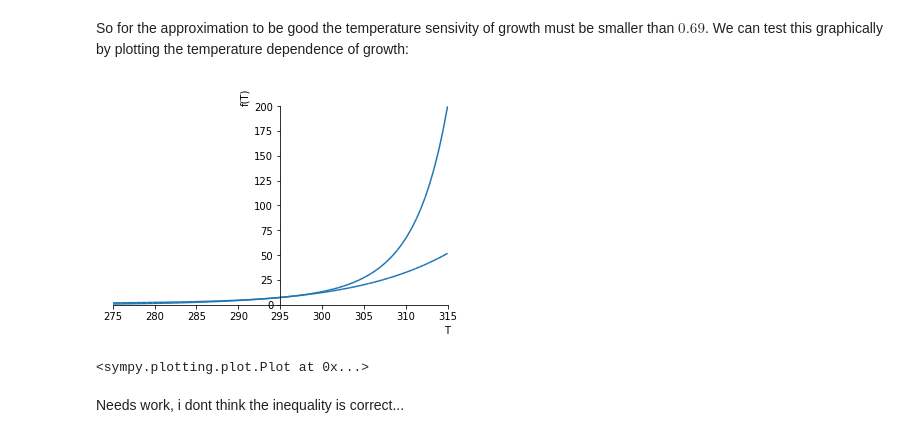
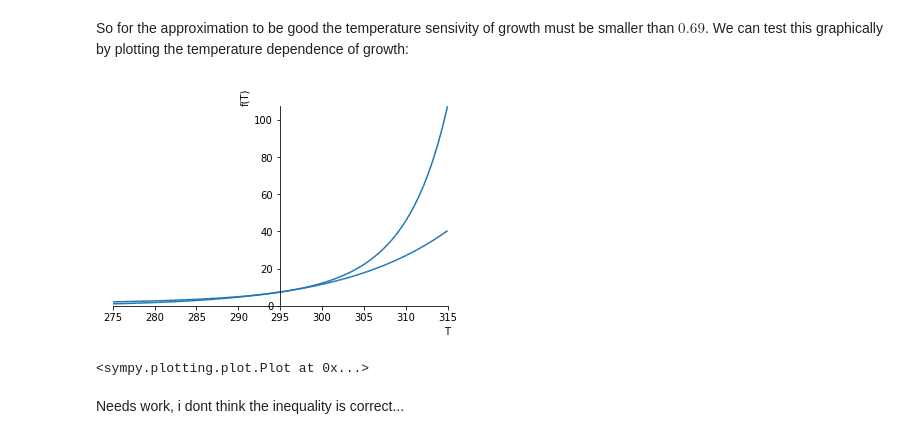
Before and after one commit to CleggTom/Bacteria_EcoFunc, a Jupyter notebook: code/notebooks/models.ipynb, the cells around one changed output. Cells and saved outputs as stored; diff of their text form; code cells hidden in the pictures.

```diff
--- a/code/notebooks/models.ipynb
+++ b/code/notebooks/models.ipynb
@@ -109,12 +262,12 @@ So for the approximation to be good the temperature sensivity of growth must be
 # %%
 T = var("T")
 
-real_growth =        grow.subs({C_0:1,r_0:1,t:2,T_r:1/(k*T),T_ra:1/(k*295),E_r:0.39})
-appr_growth = approx_grow.subs({C_0:1,r_0:1,t:2,T_r:1/(k*T),T_ra:1/(k*295),E_r:0.39})
+real_growth =        grow.subs({C_0:1,r_0:1,t:2,T_r:1/(k*T),T_ra:1/(k*295),E_r:0.34})
+appr_growth = approx_grow.subs({C_0:1,r_0:1,t:2,T_r:1/(k*T),T_ra:1/(k*295),E_r:0.34})
 
 plot(real_growth,appr_growth,(T,275,315))
 # %% [output]
-[figure, old version]
+[figure, new version]
 <sympy.plotting.plot.Plot at 0x...>
 # %% [markdown]
 Needs work, i dont think the inequality is correct...
```
Also changed, not shown: parts of 24 cells of this notebook.
